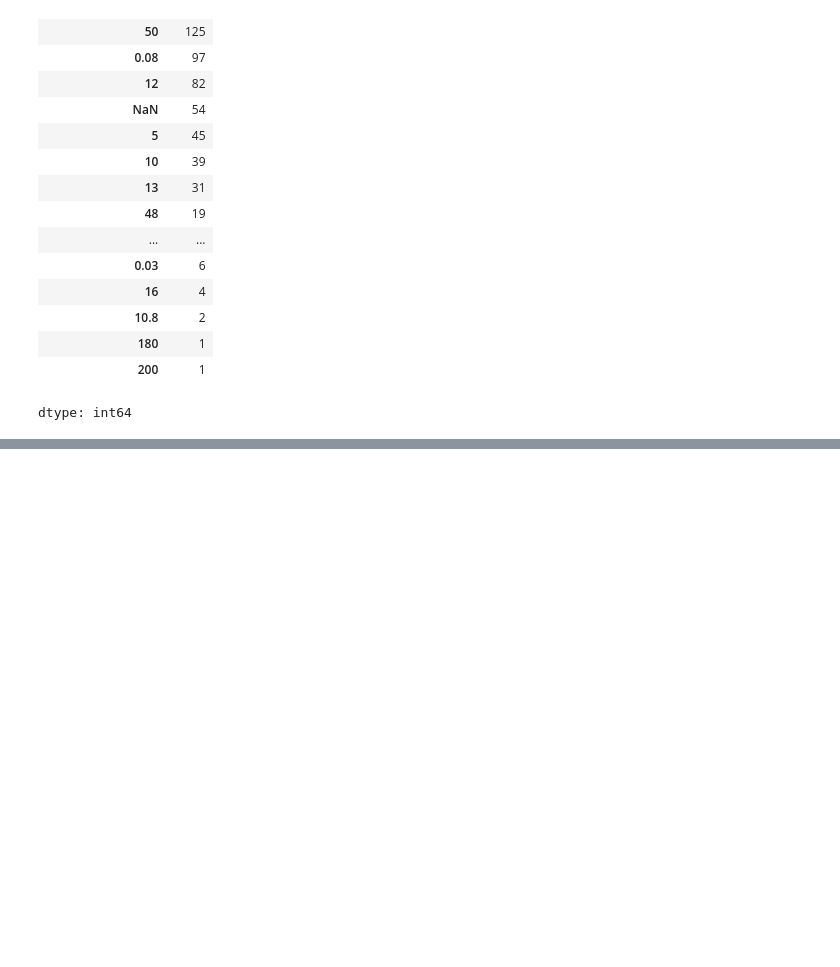
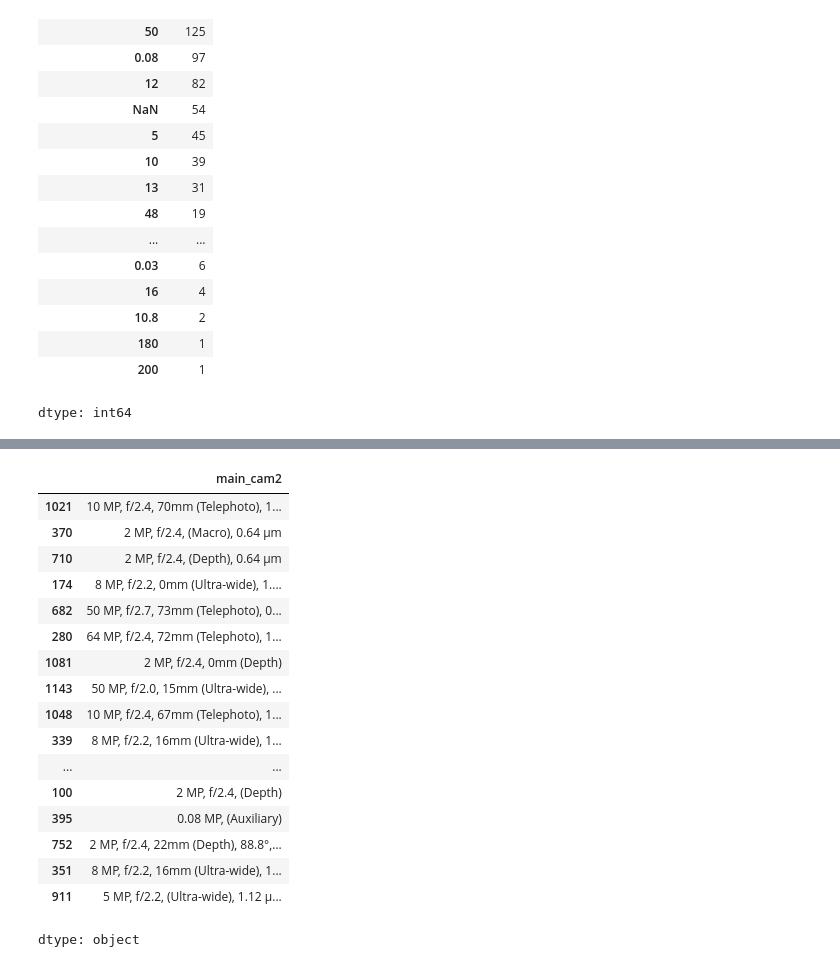
Before and after one commit to rajeshxdatascience/smartphone-recommender-system, a Jupyter notebook: SpecLens_AI_Data_Engineering.ipynb, the cells around one changed output, grey strips where cells are left out. Drawn from its saved outputs; the diff is of its cells as text; code cells hidden in the pictures; blank space fills up the shorter version.

```diff
--- a/SpecLens_AI_Data_Engineering.ipynb
+++ b/SpecLens_AI_Data_Engineering.ipynb
@@ -3398,3 +3398,20 @@ df['cam_secondary_mp'].value_counts(dropna=False)
 | 180 | 1 |
 | 200 | 1 |
 dtype: int64
+# %%
+def has_telephoto(text):
+
+  if pd.isna(text):
+    return 0
+
+  t = text.lower()
+
+  if 'telephoto' in t:
+    return 1
+
+  if 'periscope' in t:
+    return 1
+
+  return 0
+
+df['has_telephoto'] = df['main_cam2'].apply(has_telephoto)
@@ -3400,0 +3426,21 @@ dtype: int64
+# %%
+df['main_cam2'].sample(20)
+# %% [output]
+|  | main_cam2 |
+| 1021 | 10 MP, f/2.4, 70mm (Telephoto), 1... |
+| 370 | 2 MP, f/2.4, (Macro), 0.64 µm |
+| 710 | 2 MP, f/2.4, (Depth), 0.64 µm |
+| 174 | 8 MP, f/2.2, 0mm (Ultra-wide), 1.... |
+| 682 | 50 MP, f/2.7, 73mm (Telephoto), 0... |
+| 280 | 64 MP, f/2.4, 72mm (Telephoto), 1... |
+| 1081 | 2 MP, f/2.4, 0mm (Depth) |
+| 1143 | 50 MP, f/2.0, 15mm (Ultra-wide), ... |
+| 1048 | 10 MP, f/2.4, 67mm (Telephoto), 1... |
+| 339 | 8 MP, f/2.2, 16mm (Ultra-wide), 1... |
+| ... | ... |
+| 100 | 2 MP, f/2.4, (Depth) |
+| 395 | 0.08 MP, (Auxiliary) |
+| 752 | 2 MP, f/2.4, 22mm (Depth), 88.8°,... |
+| 351 | 8 MP, f/2.2, 16mm (Ultra-wide), 1... |
+| 911 | 5 MP, f/2.2, (Ultra-wide), 1.12 µ... |
+dtype: object
```
Also changed, not shown: parts of 6 cells of this notebook.
